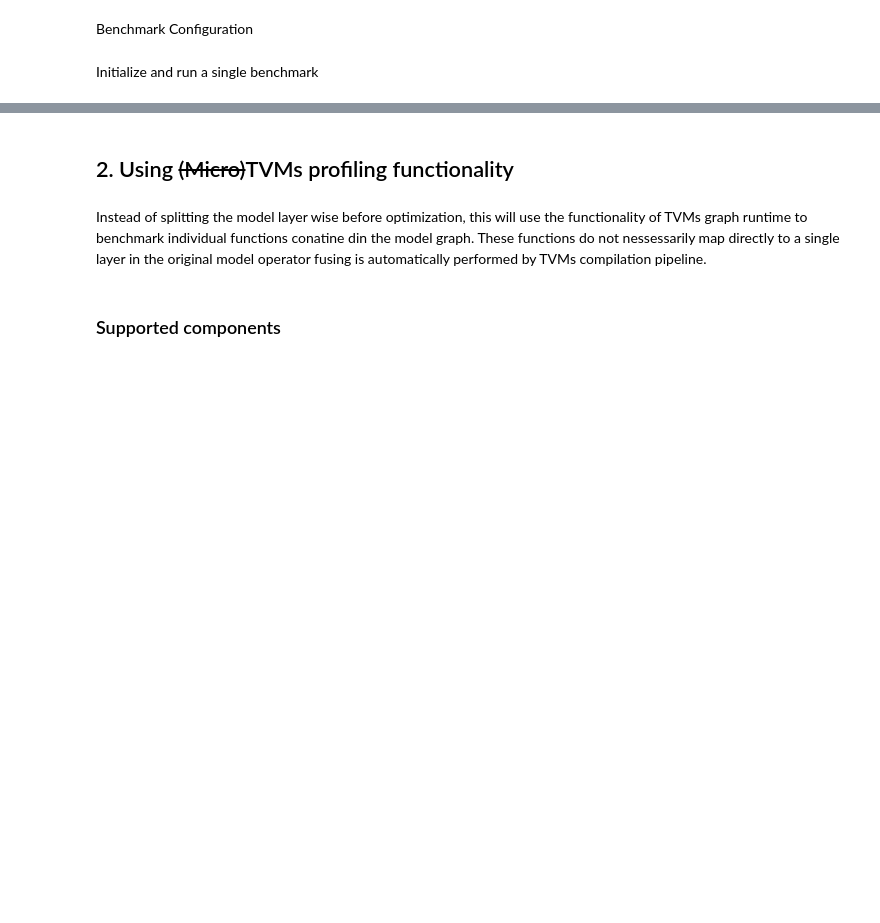
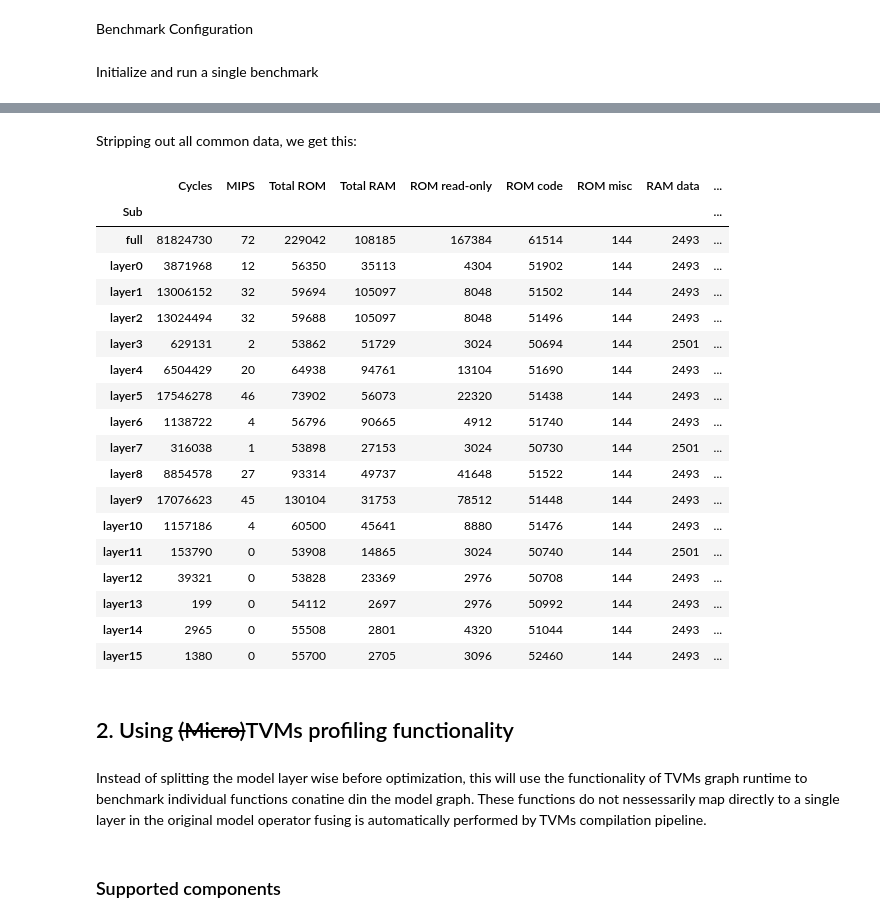
Before and after one commit to tum-ei-eda/mlonmcu, a Jupyter notebook: ipynb/Examples/PerLayerBenchmarking.ipynb, the cells around one changed output, grey strips where cells are left out. Saved outputs shown, nothing was run; the diff lists cells and outputs as text; code cells hidden in the pictures; blank space fills up the shorter version.

```diff
--- a/ipynb/Examples/PerLayerBenchmarking.ipynb
+++ b/ipynb/Examples/PerLayerBenchmarking.ipynb
@@ -147,3 +203,31 @@ INFO - [session-241] Done processing runs
+# %% [markdown]
+Stripping out all common data, we get this:
+# %%
+df = report.df
+df.drop(["Session", "Run", "Frontend", "Model", "Framework", "Backend", "Platform", "Target", "Config", "Features", "Postprocesses", "Comment"], axis=1, inplace=True)
+df.fillna("full", inplace=True)
+df.set_index("Sub", inplace=True)
+df
+# %% [output]
+|  | Cycles | MIPS | Total ROM | Total RAM | ROM read-only | ROM code | ROM misc | RAM data | ... |
+| Sub |  |  |  |  |  |  |  |  | ... |
+| full | 81824730 | 72 | 229042 | 108185 | 167384 | 61514 | 144 | 2493 | ... |
+| layer0 | 3871968 | 12 | 56350 | 35113 | 4304 | 51902 | 144 | 2493 | ... |
+| layer1 | 13006152 | 32 | 59694 | 105097 | 8048 | 51502 | 144 | 2493 | ... |
+| layer2 | 13024494 | 32 | 59688 | 105097 | 8048 | 51496 | 144 | 2493 | ... |
+| layer3 | 629131 | 2 | 53862 | 51729 | 3024 | 50694 | 144 | 2501 | ... |
+| layer4 | 6504429 | 20 | 64938 | 94761 | 13104 | 51690 | 144 | 2493 | ... |
+| layer5 | 17546278 | 46 | 73902 | 56073 | 22320 | 51438 | 144 | 2493 | ... |
+| layer6 | 1138722 | 4 | 56796 | 90665 | 4912 | 51740 | 144 | 2493 | ... |
+| layer7 | 316038 | 1 | 53898 | 27153 | 3024 | 50730 | 144 | 2501 | ... |
+| layer8 | 8854578 | 27 | 93314 | 49737 | 41648 | 51522 | 144 | 2493 | ... |
+| layer9 | 17076623 | 45 | 130104 | 31753 | 78512 | 51448 | 144 | 2493 | ... |
+| layer10 | 1157186 | 4 | 60500 | 45641 | 8880 | 51476 | 144 | 2493 | ... |
+| layer11 | 153790 | 0 | 53908 | 14865 | 3024 | 50740 | 144 | 2501 | ... |
+| layer12 | 39321 | 0 | 53828 | 23369 | 2976 | 50708 | 144 | 2493 | ... |
+| layer13 | 199 | 0 | 54112 | 2697 | 2976 | 50992 | 144 | 2493 | ... |
+| layer14 | 2965 | 0 | 55508 | 2801 | 4320 | 51044 | 144 | 2493 | ... |
+| layer15 | 1380 | 0 | 55700 | 2705 | 3096 | 52460 | 144 | 2493 | ... |
 # %% [markdown]
 ## 2. Using ~~(Micro)~~TVMs profiling functionality
 # %% [markdown]
```
Also changed, not shown: parts of 18 cells of this notebook, 7 other files.
